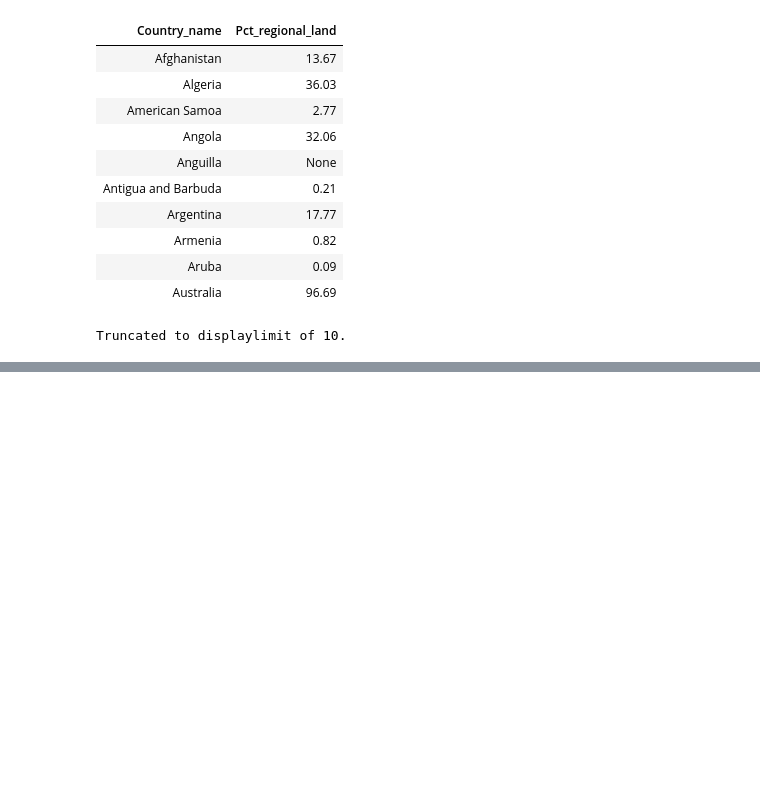
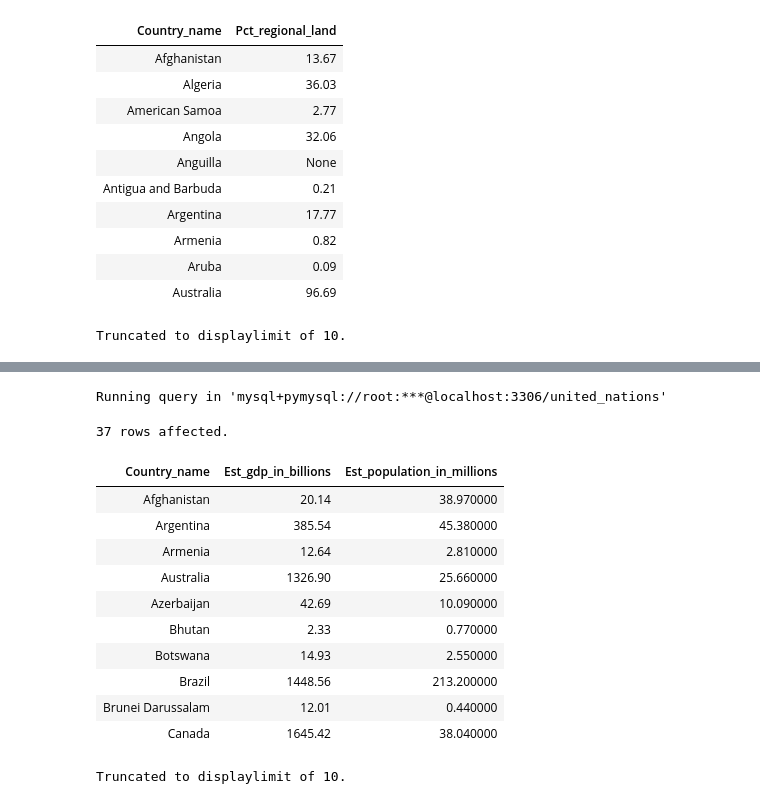
Before and after one commit to kxrrym03/ALX-Exercises, a Jupyter notebook: OptimisingQueries.ipynb, the cells around one changed output, grey strips where cells are left out. Cells and saved outputs as stored; diff of their text form; code cells hidden in the pictures; blank space fills up the shorter version.

```diff
--- a/OptimisingQueries.ipynb
+++ b/OptimisingQueries.ipynb
@@ -113,0 +192,27 @@ Truncated to displaylimit of 10.
+# %%
+%%sql
+
+SELECT
+    Country_name,
+    Est_gdp_in_billions,
+    Est_population_in_millions
+FROM
+    Economic_Indicators
+WHERE
+    Pct_unemployment > 5
+    AND Time_period = 2020;
+# %% [output]
+Running query in 'mysql+pymysql://root:***@localhost:3306/united_nations'
+37 rows affected.
+| Country_name | Est_gdp_in_billions | Est_population_in_millions |
+| Afghanistan | 20.14 | 38.970000 |
+| Argentina | 385.54 | 45.380000 |
+| Armenia | 12.64 | 2.810000 |
+| Australia | 1326.90 | 25.660000 |
+| Azerbaijan | 42.69 | 10.090000 |
+| Bhutan | 2.33 | 0.770000 |
+| Botswana | 14.93 | 2.550000 |
+| Brazil | 1448.56 | 213.200000 |
+| Brunei Darussalam | 12.01 | 0.440000 |
+| Canada | 1645.42 | 38.040000 |
+Truncated to displaylimit of 10.
```
Also changed, not shown: parts of 5 cells of this notebook.
